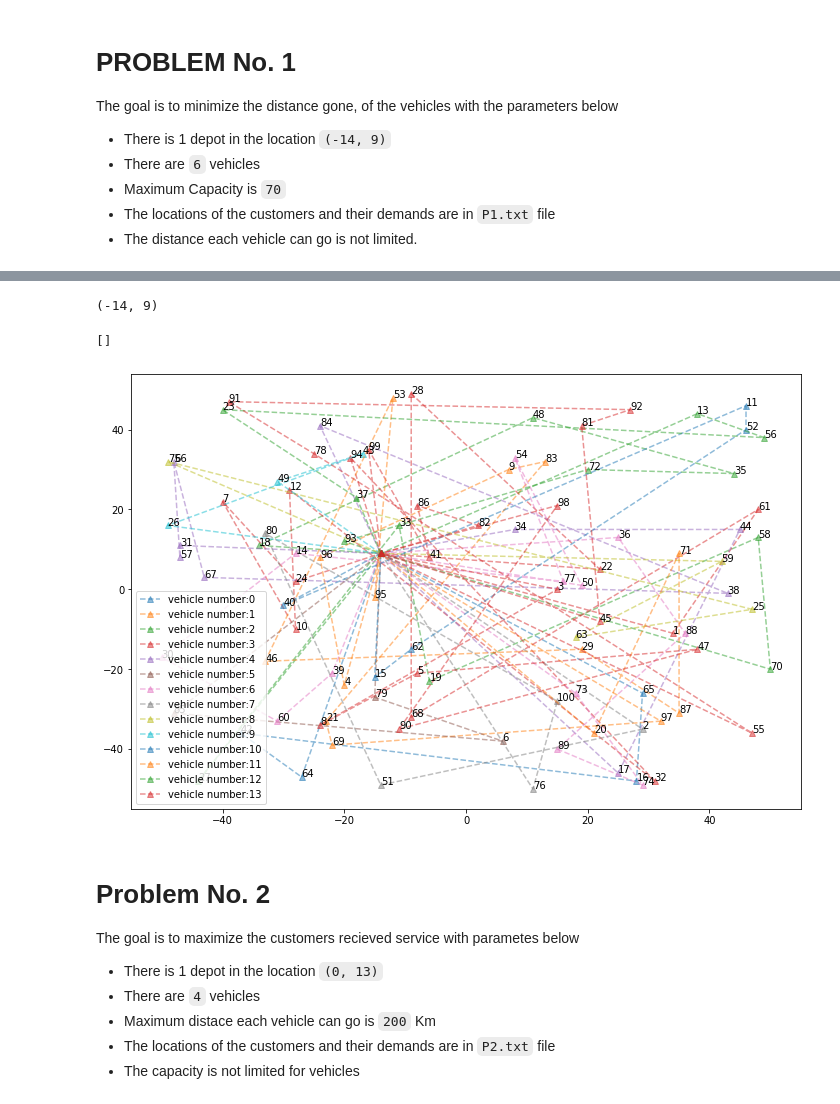
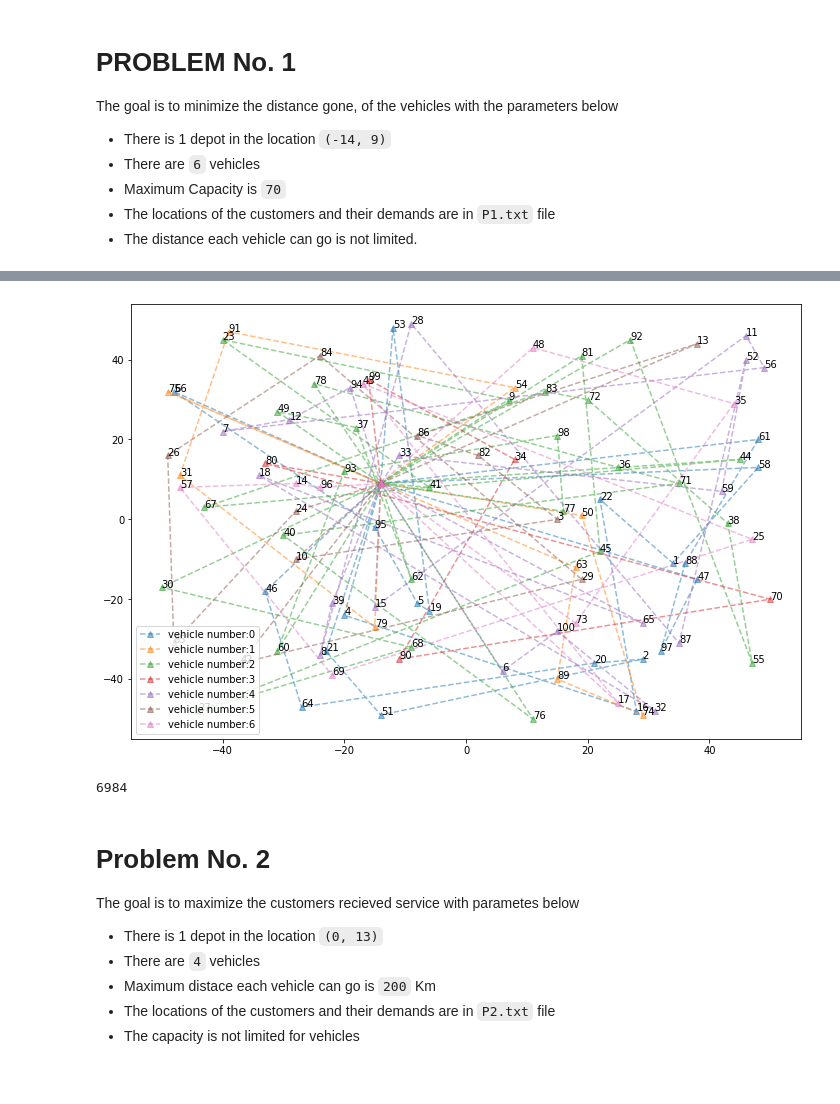
Before and after one commit to amindadgar/Evolutionary-Computing, a Jupyter notebook: HW2/main.ipynb, the cells around one changed output, grey strips where cells are left out. Drawn from its saved outputs; the diff is of its cells as text; code cells hidden in the pictures.

Commit message:
Problems 5,9 and 10 are left todo now!

```diff
--- a/HW2/main.ipynb
+++ b/HW2/main.ipynb
@@ -142,7 +144,7 @@ problem1_best_chromsome, problem1_best_chromsome_fitness = algorithm_run(pop_cou
                 FITNESS_FUNCTION=evaluate_distance_fitness,
                 MUTATION_METHOD=mutation_scramble,
                 RECOMBINATION_METHOD=cut_and_crossfill,
-                max_evaluations=5000)
+                max_evaluations=300)
 
 problem1_best_chromsome, problem1_best_chromsome_fitness
 # %% [output]
@@ -170,32 +156,34 @@ import matplotlib.pyplot as plt
-# %%
-DEPOT_LOCATION
-# %% [output]
-(-14, 9)
 # %%
-plt.figure(figsize=(12,8))
-for vehicle_number, vehicle in enumerate(UU.split('|')):
-    locations_x_served = []
-    locations_y_served = []
-    for idx in range(3, len(vehicle) + 1, 3):
-        symbol = vehicle[idx-3: idx]
-        if symbol == '(1)':
-            locations_x_served.append(DEPOT_LOCATION[0])
-            locations_y_served.append(DEPOT_LOCATION[1])
-        else:
-            customer_num = (int(symbol) - 100)
-            customer = p1_data[p1_data.number == customer_num]
-            loc_x, loc_y = customer.x.values[0], customer.y.values[0]
-            locations_x_served.append(loc_x)
-            locations_y_served.append(loc_y)
-            plt.text(loc_x, loc_y, s=f'{customer_num}')
-    plt.plot(locations_x_served, locations_y_served, label=f'vehicle number:{vehicle_number}', marker='^', linestyle='--', alpha=0.5)
+def plot_result(vehicle_solution):
+    plt.figure(figsize=(12,8))
+    for vehicle_number, vehicle in enumerate(vehicle_solution.split('|')):
+        locations_x_served = []
+        locations_y_served = []
+        for idx in range(3, len(vehicle) + 1, 3):
+            symbol = vehicle[idx-3: idx]
+            if symbol == '(1)':
+                locations_x_served.append(DEPOT_LOCATION[0])
+                locations_y_served.append(DEPOT_LOCATION[1])
+            else:
+                customer_num = (int(symbol) - 100)
+                customer = p1_data[p1_data.number == customer_num]
+                loc_x, loc_y = customer.x.values[0], customer.y.values[0]
+                locations_x_served.append(loc_x)
+                locations_y_served.append(loc_y)
+                plt.text(loc_x, loc_y, s=f'{customer_num}')
+        plt.plot(locations_x_served, locations_y_served, label=f'vehicle number:{vehicle_number}', marker='^', linestyle='--', alpha=0.5)
 
 
-plt.legend()
-plt.plot()
+    plt.legend()
+    plt.plot()
-# %% [output]
-[]
-[figure, removed]
+# %%
+plot_result(problem1_best_chromsome)
+# %% [output]
+[figure, added]
+# %%
+problem1_best_chromsome_fitness
+# %% [output]
+6984
 # %% [markdown]
 # Problem No. 2
 The goal is to maximize the customers recieved service with parametes below
```
Also changed, not shown: parts of 22 cells of this notebook, 2 other files.
